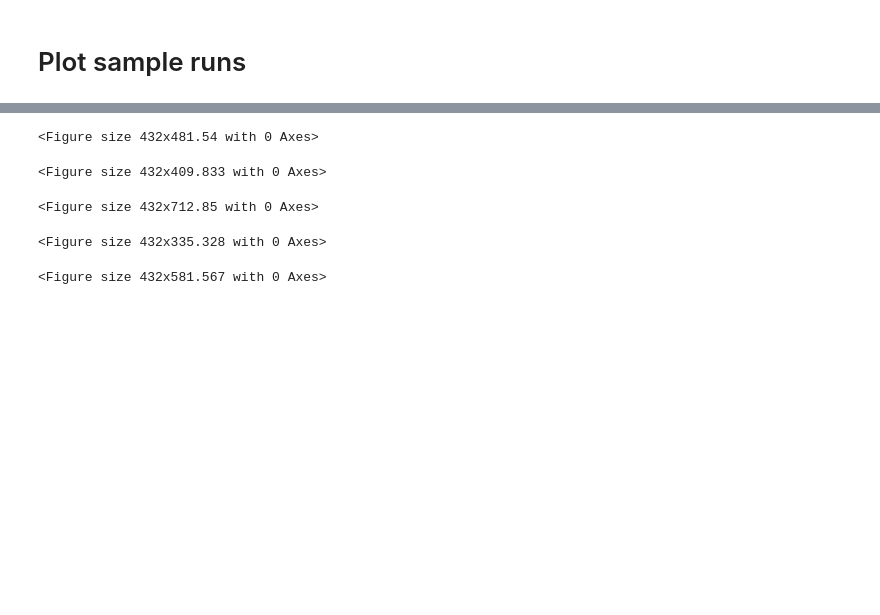
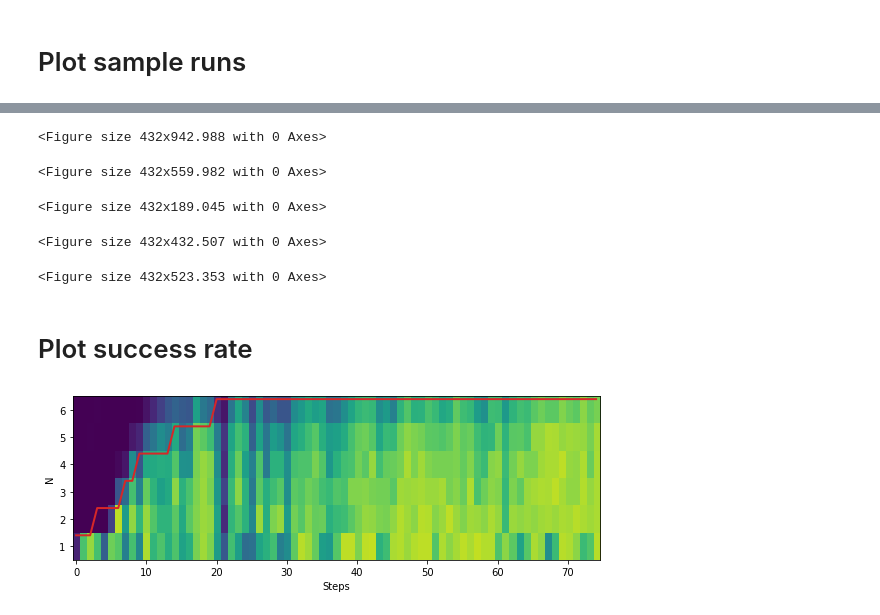
Before and after one commit to wtong98/automated-curriculum-learning, a Jupyter notebook: trail_env/notebook/track_plotter.ipynb, the cells around one changed output, grey strips where cells are left out. Cells and saved outputs as stored; diff of their text form; code cells hidden in the pictures; blank space fills up the shorter version.

```diff
--- a/trail_env/notebook/track_plotter.ipynb
+++ b/trail_env/notebook/track_plotter.ipynb
@@ -150,8 +151,8 @@ for i in tqdm(range(n_samps)):
 model_path = data_dir / 'plume_agent.zip'
 
 save_path = Path(f'plume_examples/')
-if not path.exists():
-    path.mkdir()
+if not save_path.exists():
+    save_path.mkdir()
 
 if not save_path.exists():
     save_path.mkdir()
@@ -159,9 +160,9 @@ if not save_path.exists():
 trail_args = {
     'wind_speed': 5,
     'length_scale': 20,
-    'range': (-np.pi, np.pi),
+    'heading': 0,
+    'start_rate': 0.25,
     'max_steps': 'auto',
-    'start_rate': 0.3
 }
 
 
@@ -205,8 +206,8 @@ for i in tqdm(range(n_samps)):
         y_max = max(10, np.max(p_hist[:,1]))
 
         m.plot(ax=ax, x_lim=(x_min-20, x_max+20), y_lim=(y_min - 20, y_max + 20))
-        ax.plot(p_hist[:,0], p_hist[:,1], linewidth=2, color='black')
-        ax.scatter(odor_hist[:,1], odor_hist[:,2], c=[np.log(o) for o in odor_hist[:,0]], cmap='summer', s=30)
+        ax.plot(p_hist[:,0], p_hist[:,1], linewidth=1.5, color='black')
+        ax.scatter(odor_hist[:,1], odor_hist[:,2], color='darkturquoise', alpha=0.8, s=20)
 
     ratio = (y_max - y_min + 40) / (x_max - x_min + 40)
     height = 6 * ratio
@@ -216,14 +217,37 @@ for i in tqdm(range(n_samps)):
 
     plt.axis('off')
     plt.savefig(str(save_path / f'example_{i}.png'))
-    # np.save(str(path / f'positions_{i}.npy'), p_hist)
-    # with (path / f'map_{i}.pkl').open('wb') as fp:
-    #     pickle.dump(m, fp)
 
     plt.clf()
 # %% [output]
-<Figure size 432x481.54 with 0 Axes>
+<Figure size 432x942.988 with 0 Axes>
-<Figure size 432x409.833 with 0 Axes>
+<Figure size 432x559.982 with 0 Axes>
-<Figure size 432x712.85 with 0 Axes>
+<Figure size 432x189.045 with 0 Axes>
-<Figure size 432x335.328 with 0 Axes>
+<Figure size 432x432.507 with 0 Axes>
-<Figure size 432x581.567 with 0 Axes>
+<Figure size 432x523.353 with 0 Axes>
+# %% [markdown]
+# Plot success rate
+# %%
+"""Meander estimates"""
+
+df = pd.read_pickle(data_dir / 'trail_sample/meander_results.pkl')
+traj = np.array(df.runs[1][0])
+
+probs = np.load(data_dir / 'trail_sample/meander_inc_probs.npy')
+
+plt.gcf().set_size_inches(8, 3)
+ax = plt.gca()
+
+ticks = np.arange(6)
+ax.set_yticks(ticks, np.flip(np.arange(6) + 1))
+ax.set_ylabel('N')
+ax.set_xlabel('Steps')
+
+qr = probs  # TODO: smoothing scheme?
+qr = np.flip(qr.T, axis=0)
+im = ax.imshow(qr, aspect='auto', vmin=0, vmax=1.1, cmap='viridis')
+
+ax.plot(4.6 - traj, color='C3', linewidth=2)
+plt.gcf().tight_layout()
+# %% [output]
+[figure, added]
```
Also changed, not shown: parts of 5 cells of this notebook, 7 other files.
